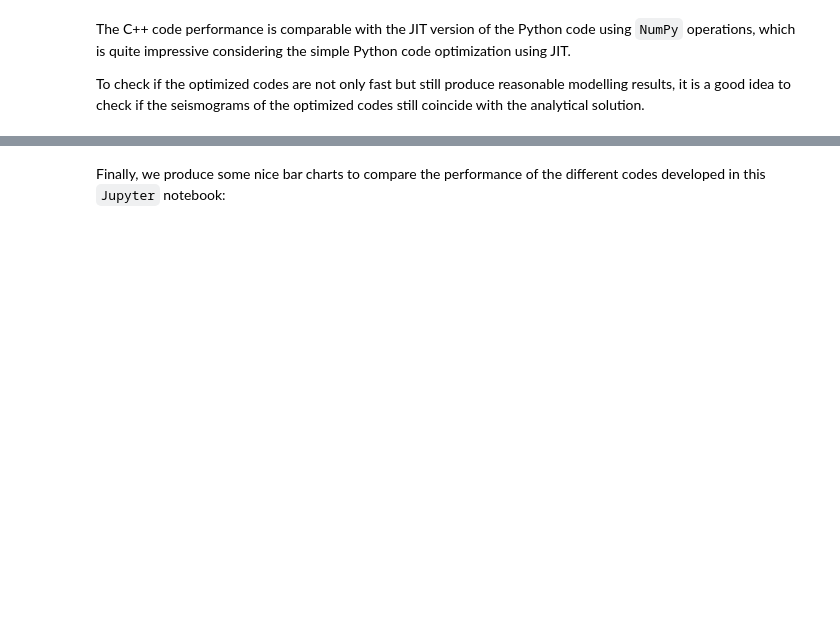
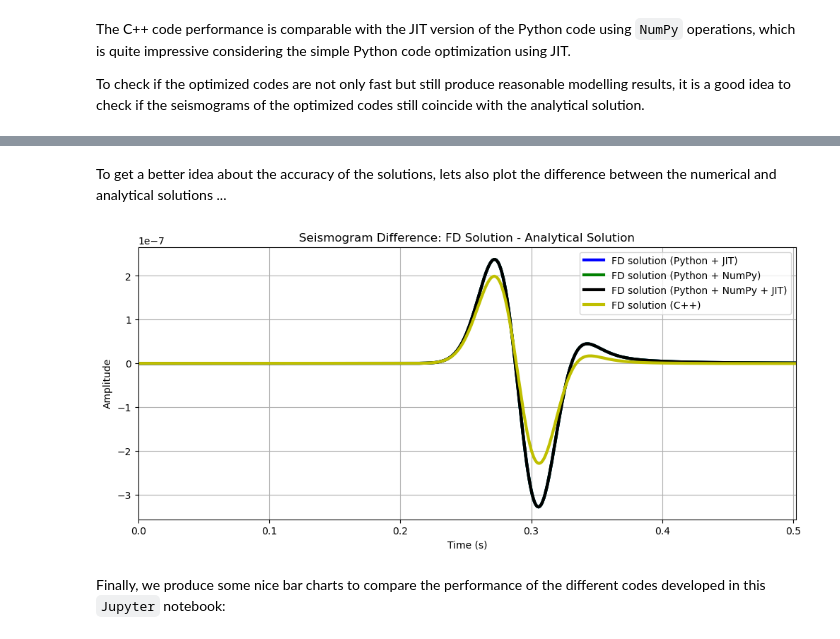
Before and after one commit to daniel-koehn/Theory-of-seismic-waves-II, a Jupyter notebook: 05_2D_acoustic_FD_modelling/2_Optimizing_fdac2d_code.ipynb, the cells around one changed output, grey strips where cells are left out. Cells and saved outputs as stored; diff of their text form; code cells hidden in the pictures; blank space fills up the shorter version.

```diff
--- a/05_2D_acoustic_FD_modelling/2_Optimizing_fdac2d_code.ipynb
+++ b/05_2D_acoustic_FD_modelling/2_Optimizing_fdac2d_code.ipynb
@@ -429,3 +432,23 @@ plt.show()
+# %% [markdown]
+To get a better idea about the accuracy of the solutions, lets also plot the difference between the numerical and analytical solutions ...
+# %%
+# Subtract analytical solution from FD solutions
+# ----------------------------------------------
+# Define figure size
+rcParams['figure.figsize'] = 12, 5
+plt.plot(time, seis_FD_JIT - Gc, 'b-',lw=3,label="FD solution (Python + JIT)") # plot FD seismogram
+plt.plot(time, seis_FD_numpy - Gc, 'g-',lw=3,label="FD solution (Python + NumPy)") # plot FD seismogram
+plt.plot(time, seis_FD_numpy_JIT - Gc, 'k-',lw=3,label="FD solution (Python + NumPy + JIT)") # plot FD seismogram
+plt.plot(time_Cpp, seis_FD_Cpp - Gc, 'y-',lw=3,label="FD solution (C++)") # plot FD seismogram
+plt.xlim(time[0], time[-1])
+plt.title('Seismogram Difference: FD Solution - Analytical Solution')
+plt.xlabel('Time (s)')
+plt.ylabel('Amplitude')
+plt.legend()
+plt.grid()
+plt.show()
+# %% [output]
+[figure, added]
 # %% [markdown]
 Finally, we produce some nice bar charts to compare the performance of the different codes developed in this `Jupyter` notebook:
 # %%
```
Also changed, not shown: parts of 15 cells of this notebook, 2 other files.
